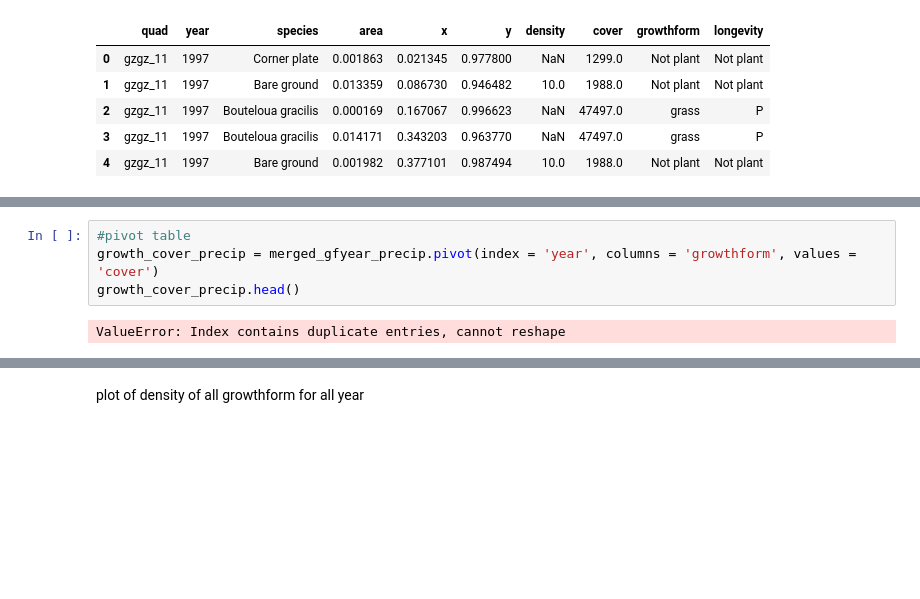
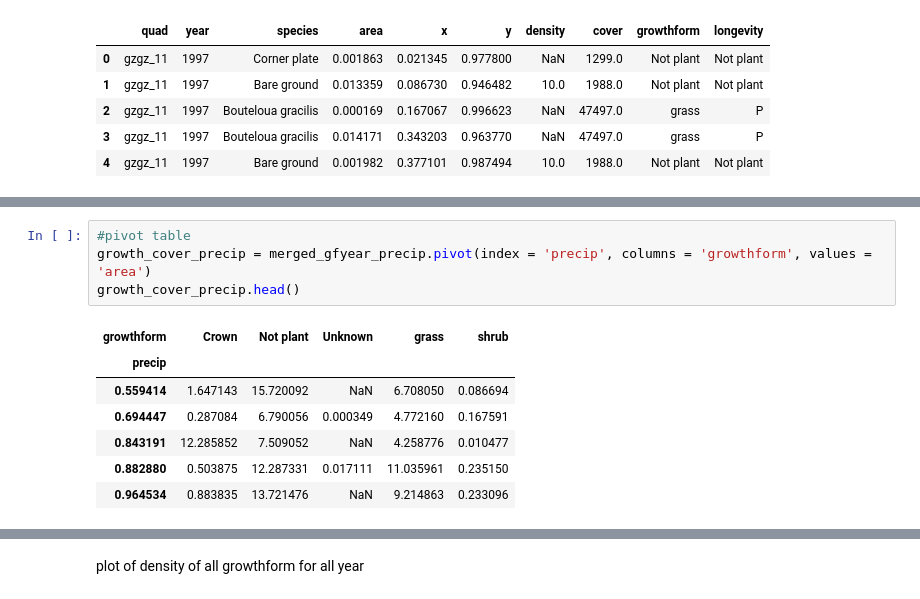
Before and after one commit to melissahoffman/Python_Data_Analysis, a Jupyter notebook: Python_Data_Analysis.ipynb, the cells around one changed output, grey strips where cells are left out. Cells and saved outputs as stored; diff of their text form; blank space fills up the shorter version.

```diff
--- a/Python_Data_Analysis.ipynb
+++ b/Python_Data_Analysis.ipynb
@@ -146,8 +168,14 @@ merged_gfyear_precip.head()
 # %%
 #pivot table
-growth_cover_precip = merged_gfyear_precip.pivot(index = 'year', columns = 'growthform', values = 'cover')
+growth_cover_precip = merged_gfyear_precip.pivot(index = 'precip', columns = 'growthform', values = 'area')
 growth_cover_precip.head()
 # %% [output]
-ValueError: Index contains duplicate entries, cannot reshape
+| growthform | Crown | Not plant | Unknown | grass | shrub |
+| precip |  |  |  |  |  |
+| 0.559414 | 1.647143 | 15.720092 | NaN | 6.708050 | 0.086694 |
+| 0.694447 | 0.287084 | 6.790056 | 0.000349 | 4.772160 | 0.167591 |
+| 0.843191 | 12.285852 | 7.509052 | NaN | 4.258776 | 0.010477 |
+| 0.882880 | 0.503875 | 12.287331 | 0.017111 | 11.035961 | 0.235150 |
+| 0.964534 | 0.883835 | 13.721476 | NaN | 9.214863 | 0.233096 |
 # %%
 #creating the plot
```
Also changed, not shown: parts of 16 cells of this notebook.
